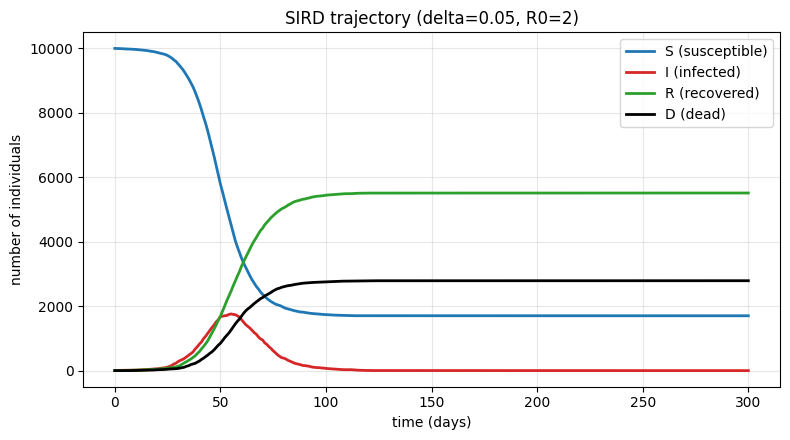
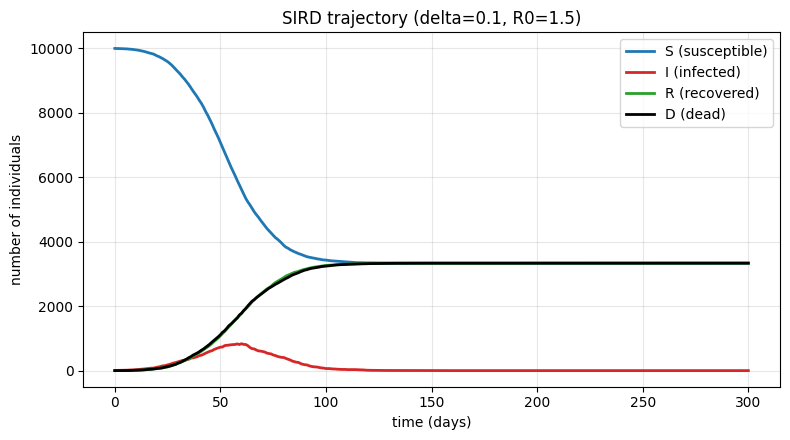
Code edit (unified diff) that turned the first committed figure into the second:
--- before
+++ after
@@ -1,3 +1,3 @@
-delta = 0.05                       # R0 = beta/(gamma+delta) = 2
+delta = 0.1                         # Ebola: CFR = delta/(gamma+delta) = 50% (WHO), R0 = beta/(gamma+delta) = 1.5
 t, S, I, R, D = simulate_sird(N, beta, gamma, delta, I0, T, dt=1.0, rng=np.random.default_rng(2))
 
@@ -8,5 +8,5 @@
 plt.plot(t, D, color="k",         lw=2, label="D (dead)")
 plt.xlabel("time (days)"); plt.ylabel("number of individuals")
-plt.title(f"SIRD trajectory (delta={delta}, R0={beta/(gamma+delta):.0f})")
+plt.title(f"SIRD trajectory (delta={delta}, R0={beta/(gamma+delta):.1f})")
 plt.legend(); plt.grid(alpha=0.3); plt.tight_layout()
 plt.savefig(IMAGES / "Proj2_PartC_trajectory.png", dpi=150, bbox_inches="tight")

Commit: feat: update project 2 task C with ebola parameters